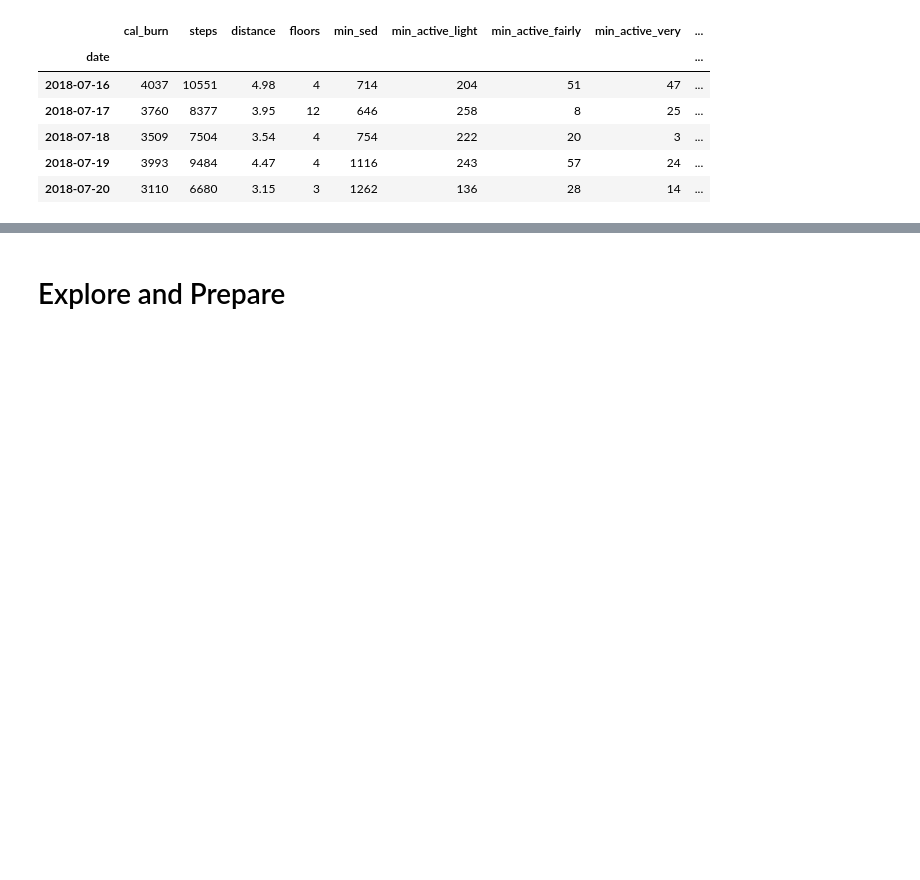
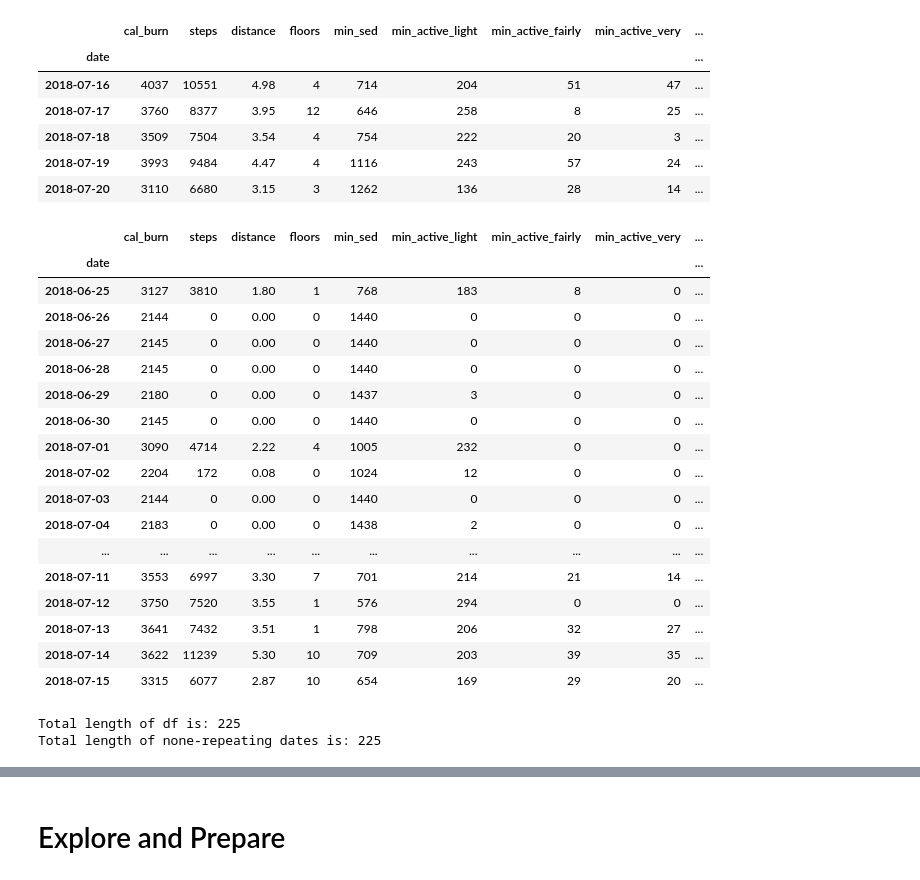
Before and after one commit to BlancoRD/Fitbit-Time-Series, a Jupyter notebook: setup.ipynb, the cells around one changed output, grey strips where cells are left out. Saved outputs shown, nothing was run; the diff lists cells and outputs as text; code cells hidden in the pictures; blank space fills up the shorter version.

Commit message:
acquire.py

```diff
--- a/setup.ipynb
+++ b/setup.ipynb
@@ -240,0 +236,21 @@ train.head()
+# %%
+df['2018-06-25':'2018-07-15']
+# %% [output]
+|  | cal_burn | steps | distance | floors | min_sed | min_active_light | min_active_fairly | min_active_very | ... |
+| date |  |  |  |  |  |  |  |  | ... |
+| 2018-06-25 | 3127 | 3810 | 1.80 | 1 | 768 | 183 | 8 | 0 | ... |
+| 2018-06-26 | 2144 | 0 | 0.00 | 0 | 1440 | 0 | 0 | 0 | ... |
+| 2018-06-27 | 2145 | 0 | 0.00 | 0 | 1440 | 0 | 0 | 0 | ... |
+| 2018-06-28 | 2145 | 0 | 0.00 | 0 | 1440 | 0 | 0 | 0 | ... |
+| 2018-06-29 | 2180 | 0 | 0.00 | 0 | 1437 | 3 | 0 | 0 | ... |
+| 2018-06-30 | 2145 | 0 | 0.00 | 0 | 1440 | 0 | 0 | 0 | ... |
+| 2018-07-01 | 3090 | 4714 | 2.22 | 4 | 1005 | 232 | 0 | 0 | ... |
+| 2018-07-02 | 2204 | 172 | 0.08 | 0 | 1024 | 12 | 0 | 0 | ... |
+| 2018-07-03 | 2144 | 0 | 0.00 | 0 | 1440 | 0 | 0 | 0 | ... |
+| 2018-07-04 | 2183 | 0 | 0.00 | 0 | 1438 | 2 | 0 | 0 | ... |
+| ... | ... | ... | ... | ... | ... | ... | ... | ... | ... |
+| 2018-07-11 | 3553 | 6997 | 3.30 | 7 | 701 | 214 | 21 | 14 | ... |
+| 2018-07-12 | 3750 | 7520 | 3.55 | 1 | 576 | 294 | 0 | 0 | ... |
+| 2018-07-13 | 3641 | 7432 | 3.51 | 1 | 798 | 206 | 32 | 27 | ... |
+| 2018-07-14 | 3622 | 11239 | 5.30 | 10 | 709 | 203 | 39 | 35 | ... |
+| 2018-07-15 | 3315 | 6077 | 2.87 | 10 | 654 | 169 | 29 | 20 | ... |
@@ -240,0 +261,5 @@ train.head()
+# %%
+df = acquire.basic_clean(df)
+# %% [output]
+Total length of df is: 225
+Total length of none-repeating dates is: 225
```
Also changed, not shown: parts of 8 cells of this notebook, 1 other file.
